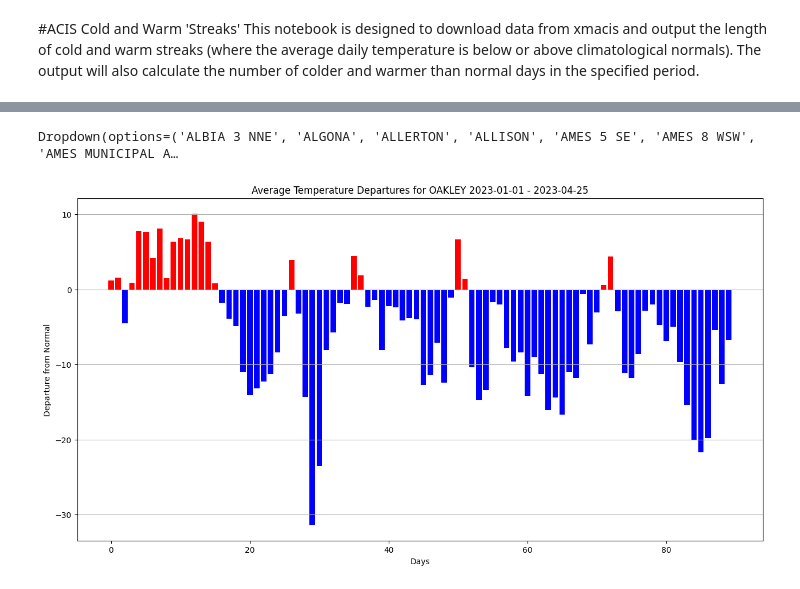
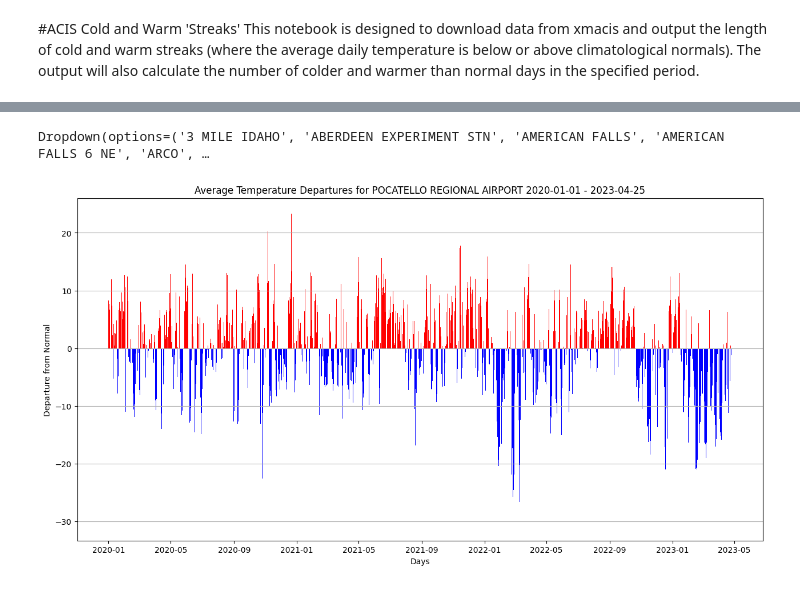
Before and after one commit to WxAnalyst/Colab-Projects, a Jupyter notebook: Temperature_Streaks.ipynb, the cells around one changed output, grey strips where cells are left out. Saved outputs shown, nothing was run; the diff lists cells and outputs as text; code cells hidden in the pictures.

Commit message:
Changed x-axis labels to dates

```diff
--- a/Temperature_Streaks.ipynb
+++ b/Temperature_Streaks.ipynb
@@ -6,13 +13,6 @@ This notebook is designed to download data from xmacis and output the length of
 # %%
-!pip install siphon
-from siphon.simplewebservice.acis import acis_request
-import pandas as pd
-import numpy as np
-import matplotlib.pyplot as plt
-import ipywidgets as widgets
-
-cwa = "DMX" #@param {type:"string"}
-start_date = '2023-01-01' #@param {type:"date"}
+cwa = "PIH" #@param {type:"string"}
+start_date = '2020-01-01' #@param {type:"date"}
 end_date = '2023-04-25'   #@param {type:"date"}
 params = {"cwa": cwa, #"PIH",
           "elems":
@@ -104,23 +88,23 @@ site_list = dj.sort_values('meta')
 picker = widgets.Dropdown(options = site_list.meta)
 picker
 # %% [output]
-Dropdown(options=('ALBIA 3 NNE', 'ALGONA', 'ALLERTON', 'ALLISON', 'AMES 5 SE', 'AMES 8 WSW', 'AMES MUNICIPAL A…
+Dropdown(options=('3 MILE IDAHO', 'ABERDEEN EXPERIMENT STN', 'AMERICAN FALLS', 'AMERICAN FALLS 6 NE', 'ARCO', …
 # %%
 data_list = list(site_list.query('meta == @picker.value')['data'] )
-
+dates = pd.date_range(start = start_date, end = end_date)
 fig = plt.figure(figsize = (12,6))
 ax = fig.add_axes([-20,20,1,1])
 data = [float(x) for x in data_list[0]]
-x_axis = range(0, len(data))
+
+x_axis = dates
 y_axis = data
 colors = ['r' if d >= 0 else 'blue' for d in data]
-
 
 ax.bar(x_axis, y_axis, color = colors)
 ax.set_title("Average Temperature Departures for " + picker.value + " "+ start_date + " - " + end_date)
 ax.set_ylabel('Departure from Normal')
 ax.set_xlabel("Days")
 ax.grid(axis = 'y')
 fig.show()
 # %% [output]
-[figure, old version]
+[figure, new version]
```
Also changed, not shown: parts of 2 cells of this notebook.
